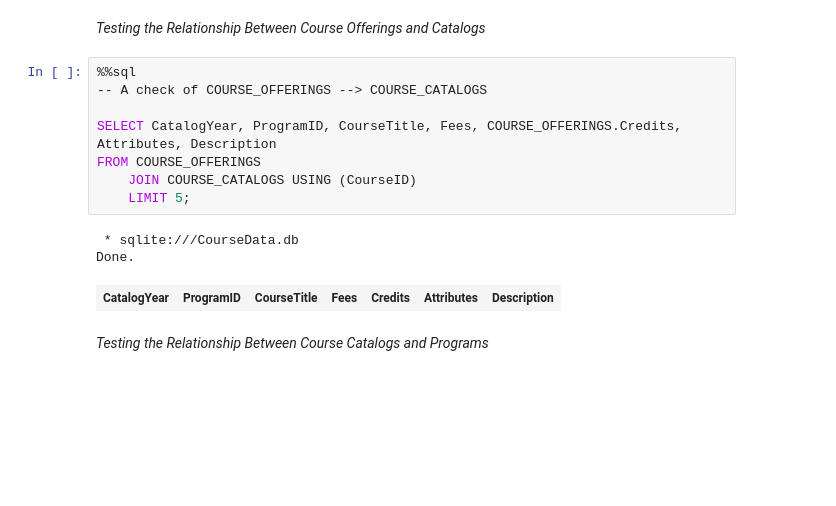
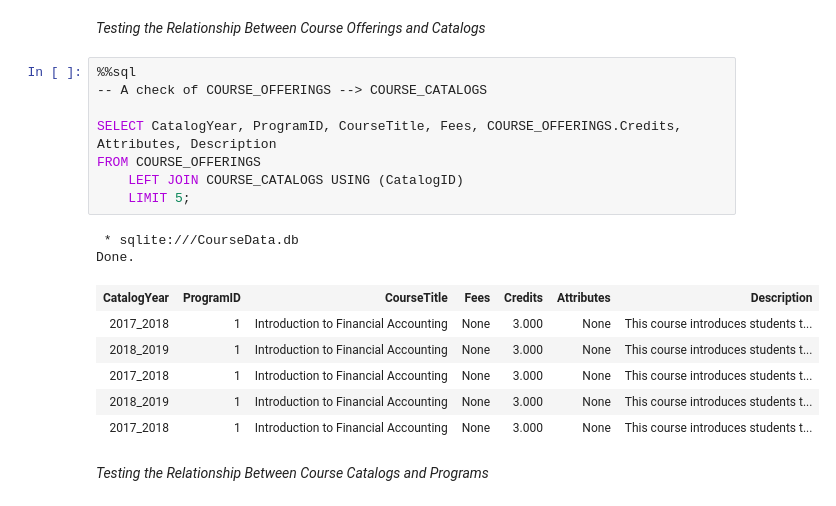
Before and after one commit to fairfield-ba510-spring2020/term-project-teamgamecancelled, a Jupyter notebook: CourseDataTests.ipynb, the cells around one changed output. Saved outputs shown, nothing was run; the diff lists cells and outputs as text; blank space fills up the shorter version.

```diff
--- a/CourseDataTests.ipynb
+++ b/CourseDataTests.ipynb
@@ -236,15 +239,20 @@ _Testing the Relationship Between Course Offerings and Catalogs_
 # %%
 %%sql
 -- A check of COURSE_OFFERINGS --> COURSE_CATALOGS
 
 SELECT CatalogYear, ProgramID, CourseTitle, Fees, COURSE_OFFERINGS.Credits, Attributes, Description
 FROM COURSE_OFFERINGS
-    JOIN COURSE_CATALOGS USING (CourseID)
+    LEFT JOIN COURSE_CATALOGS USING (CatalogID)
     LIMIT 5;
 # %% [output]
  * sqlite:///CourseData.db
 Done.
 | CatalogYear | ProgramID | CourseTitle | Fees | Credits | Attributes | Description |
+| 2017_2018 | 1 | Introduction to Financial Accounting | None | 3.000 | None | This course introduces students t... |
+| 2018_2019 | 1 | Introduction to Financial Accounting | None | 3.000 | None | This course introduces students t... |
+| 2017_2018 | 1 | Introduction to Financial Accounting | None | 3.000 | None | This course introduces students t... |
+| 2018_2019 | 1 | Introduction to Financial Accounting | None | 3.000 | None | This course introduces students t... |
+| 2017_2018 | 1 | Introduction to Financial Accounting | None | 3.000 | None | This course introduces students t... |
 # %% [markdown]
 _Testing the Relationship Between Course Catalogs and Programs_
 # %%
```
Also changed, not shown: parts of 2 cells of this notebook, 3 other files.
